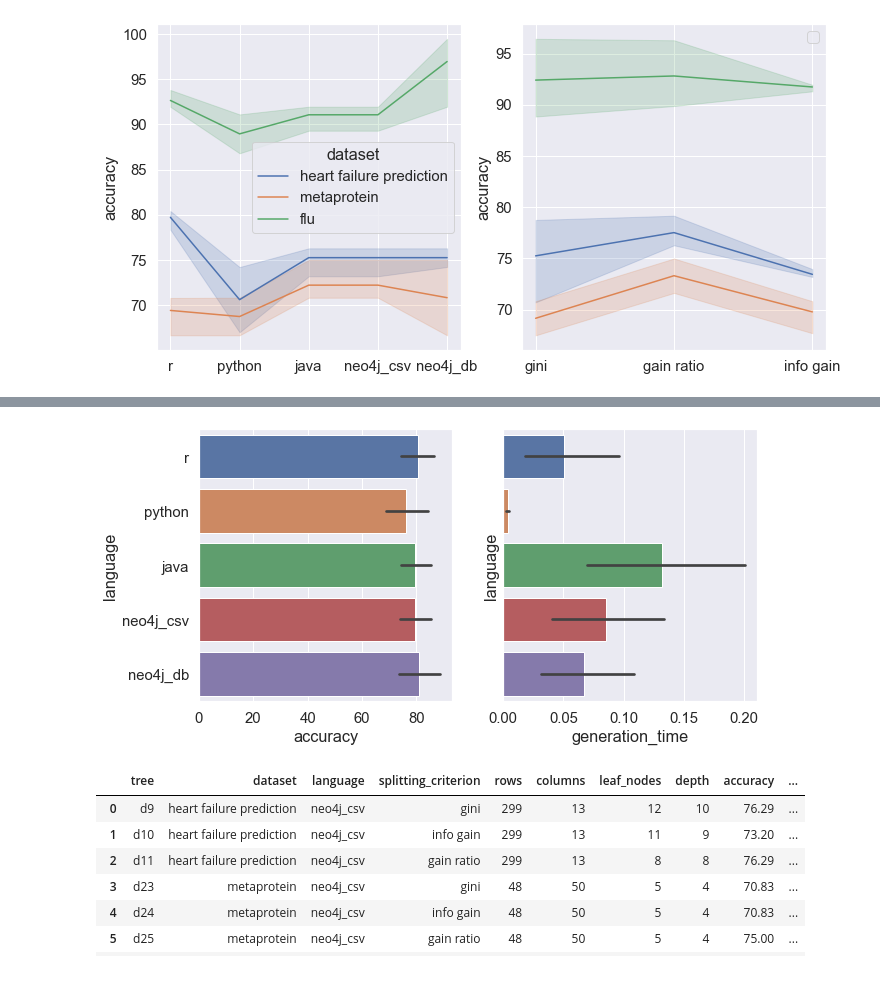
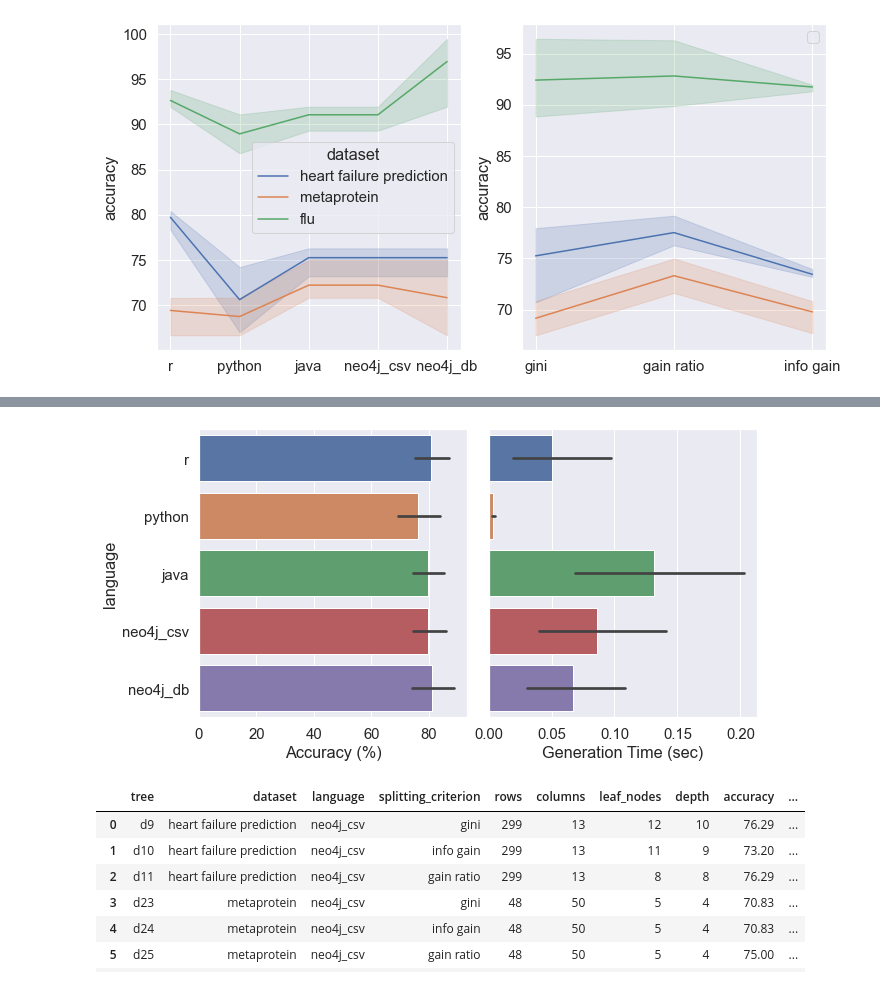
Before and after one commit to clumsyspeedboat/Decision-Tree-Neo4j, a Jupyter notebook: DT Analysis/dt_analysis.ipynb, the cells around one changed output, grey strips where cells are left out. Cells and saved outputs as stored; diff of their text form; code cells hidden in the pictures.

```diff
--- a/DT Analysis/dt_analysis.ipynb
+++ b/DT Analysis/dt_analysis.ipynb
@@ -155,10 +154,23 @@ plt.show()
 # %%
 fig, axes = plt.subplots(1, 2, figsize=(10, 5), sharey=True)
 
 bar3= sns.barplot(ax = axes[0], data=df, x="accuracy", y="language")
 bar4= sns.barplot(ax = axes[1],data=df, x="generation_time", y="language")
+
+plt.draw()
+
+bar3.set(xlabel = 'Accuracy (%)')
+bar4.set(xlabel = 'Generation Time (sec)')
+bar4.set(ylabel = None)
+
+plt.subplots_adjust(left=0.125,
+                    bottom=0.1,
+                    right=0.9,
+                    top=0.9,
+                    wspace=0.08,
+                    hspace=0.2)
 # %% [output]
-[figure, old version]
+[figure, new version]
 # %%
 neo_df = df[df['language']=='neo4j_csv']
 neo_db_df = df[df['language']=='neo4j_db']
```
Also changed, not shown: parts of 9 cells of this notebook.
